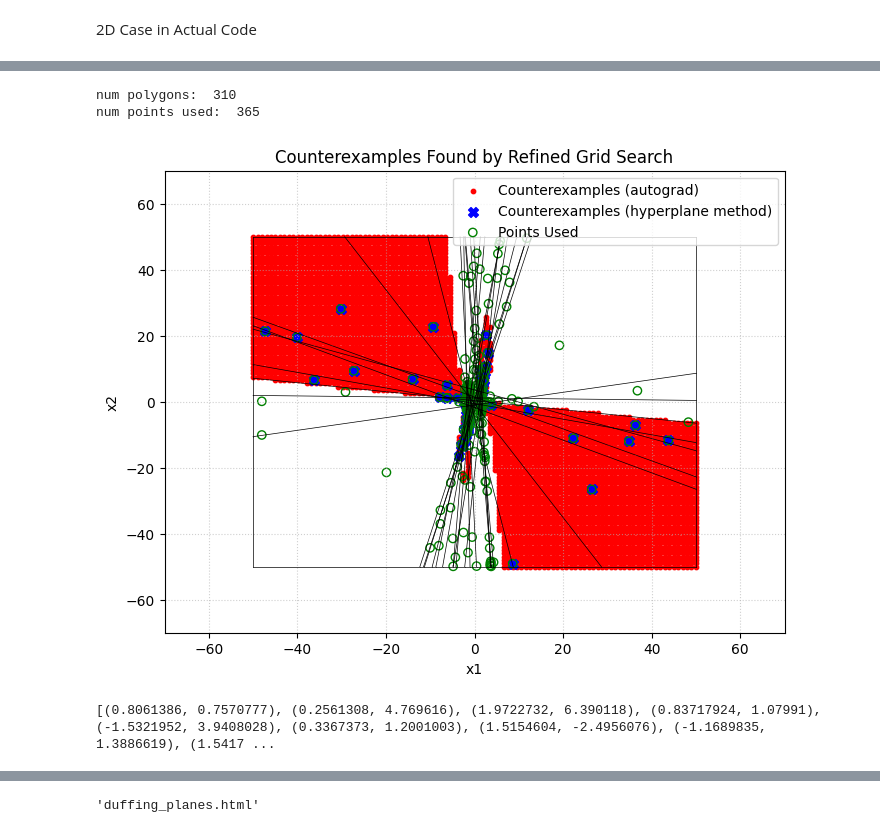
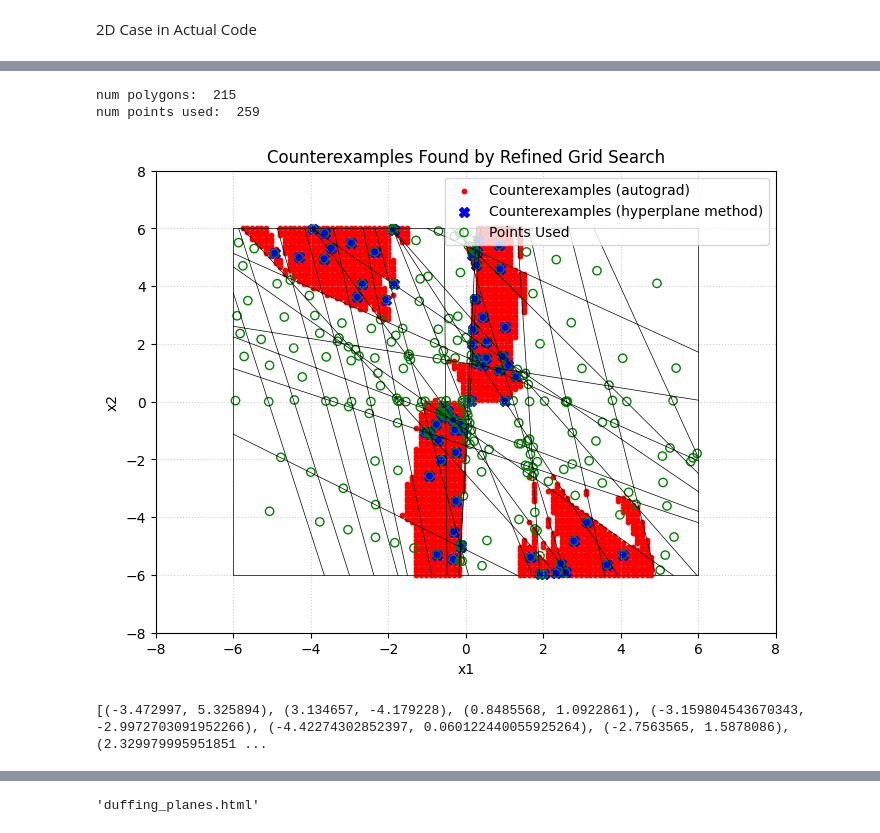
Before and after one commit to Jw1836/NN-Closed-Loop-Verification, a Jupyter notebook: lyapunov_nn.ipynb, the cells around one changed output, grey strips where cells are left out. Drawn from its saved outputs; the diff is of its cells as text; code cells hidden in the pictures.

```diff
--- a/lyapunov_nn.ipynb
+++ b/lyapunov_nn.ipynb
@@ -561,7 +561,7 @@ def duffing_f1(x):
 def duffing_f2(x):
     x1 = x[0, 0]
     x2 = x[1, 0]
-    return -delta * x2 - alpha * x1 - beta * x1**3
+    return -delta * x2 + x1 -  x1**3
 
 #these two are the boundaries between positive and regiative regions of the dynamics
 def duffing_f1_boundary(x1):
@@ -572,7 +572,11 @@ def duffing_f2_boundary(x1):
 
 
 def duffing_analytic_V(x1, x2):
-    return 0.5 * x2**2 + 0.5 * alpha * x1**2 + 0.25 * beta * x1**4
+    x_vec = np.array([[x1], [x2]])
+    num_1 = (delta**2 + 2 *delta + 2 ) / 2
+    num_2 = (delta + 1) / 2
+    P = np.array([[num_1, 1], [1, num_2]]) * 0.5
+    return float(x_vec.T @ P @ x_vec)
 
 def make_f_unit_vector(x1, x2):
     f1 = duffing_f1(np.array([[x1], [x2]]))
@@ -863,11 +867,11 @@ def get_planar_graph(intersection_points, W_matrix, B_vector, x1_min, x1_max, x2
 #train a neural network to approximate the lyapunov function for the duffing oscillator
 input_dim = 2
 num_hidden_layers = 1
-hidden_layer_size = 100
+hidden_layer_size = 30
 output_dim = 1
 duffing_nn = MyNN(input_size=input_dim, num_hidden_layers=num_hidden_layers, hidden_size=hidden_layer_size, output_size=output_dim)
-x1_train = torch.linspace(-2, 2, steps=50)
-x2_train = torch.linspace(-2, 2, steps=50)
+x1_train = torch.linspace(-6, 6, steps=250)
+x2_train = torch.linspace(-6, 6, steps=250)
 x1_grid, x2_grid = torch.meshgrid(x1_train, x2_train, indexing='ij')
 x_train_2d = torch.stack([x1_grid.flatten(), x2_grid.flatten()], dim=1)
 y_train_2d = torch.tensor([duffing_analytic_V(x1.item(), x2.item()) for x1, x2 in zip(x_train_2d[:,0], x_train_2d[:,1])]).view(-1, 1)
@@ -906,10 +911,10 @@ W_out_vec = duffing_nn.network[2].weight.detach().numpy().flatten()  #weights fr
 
 #find a rectangle that contains all the intersection points, these are vertices too
 #REGION OF INTEREST
-x1_min = -50
-x1_max = 50
-x2_min = -50
-x2_max = 50
+x1_min = -6
+x1_max = 6
+x2_min = -6
+x2_max = 6
 intersection_points = find_all_intersection_points(W_matrix, B_vector, [duffing_f1_boundary, duffing_f2_boundary], x1_min, x1_max, x2_min, x2_max)
 
 #get the planar graph
@@ -926,7 +931,7 @@ print(f"Edges in the graph: {G.edges()}")
 # plt.show()
 
 #plot the regions in R2 defined by all of the planes from the hidden neurons
-x1 = np.linspace(-500, 500, 1000)
+x1 = np.linspace(x1_min - 10, x1_max + 10, 1000)
 fig, ax = plt.subplots(figsize=(8, 6))
 for i in range(W_matrix.shape[1]):
     w_i = W_matrix[:, i]
@@ -1262,4 +1254,6 @@ EASY CASE:
 # %%
+#run the hyperplane arrangement method to find counterexamples
+counter_examples, total_points_used = hyperplane_arrangement_NN_verification(duffing_nn, vertex_dict, polygons, input_dim, hidden_layer_size, [duffing_f1, duffing_f2])
 #go through the list of counterexamples and make sure they do violate it using the autograd for neural network
 #this is just confirming that we did find a true counterexample
 for idx, (x1_ce, x2_ce) in enumerate(counter_examples):
@@ -1278,11 +1272,12 @@ for idx, (x1_ce, x2_ce) in enumerate(counter_examples):
     # Compute Lie derivative: dot prodcut of grad V and dynamics vector
     lie_derivative = V_grad[0, 0].item() * f1_val + V_grad[0, 1].item() * f2_val
 
-    print(f"\nCounterexample {idx + 1}:")
-    print(f"  State: ({x1_ce:.4f}, {x2_ce:.4f})")
-    print(f"  Lie derivative: {lie_derivative:.6f}")
+    # print(f"\nCounterexample {idx + 1}:")
+    # print(f"  State: ({x1_ce:.4f}, {x2_ce:.4f})")
+    # print(f"  Lie derivative: {lie_derivative:.6f}")
 
     if lie_derivative >= 0:
-        print(f"VIOLATION: Lie derivative is POSITIVE (should be < 0)")
+        #print(f"VIOLATION: Lie derivative is POSITIVE (should be < 0)")
+        pass
     else:
         print(f" SOMETHING WRONG: My method found fake counterexample")
@@ -1328,39 +1305,39 @@ for i in range(X1.shape[0]):
 print("num polygons: ", len(polygons))
 print("num points used: ", len(total_points_used))
 #now make a scatterplot of the autograd counterexamples
 if len(autograd_counterexamples) > 0:
     x1_ce_auto = [pt[0] for pt in autograd_counterexamples]
     x2_ce_auto = [pt[1] for pt in autograd_counterexamples]
     plt.figure(figsize=(8, 6))
     plt.scatter(x1_ce_auto, x2_ce_auto, color='red', s=10, label='Counterexamples (autograd)')
     #also plot the counterexamples from the polygons for comparison
     if len(counter_examples) > 0:
         x1_ce_poly = [pt[0] for pt in counter_examples]
         x2_ce_poly = [pt[1] for pt in counter_examples]
         plt.scatter(x1_ce_poly, x2_ce_poly, color='blue', s=50, label='Counterexamples (hyperplane method)', marker='X')
     #plot the points used that were not counterexamples
     x1_all_pts_used = [pt[0] for pt in total_points_used]
     x2_all_pts_used = [pt[1] for pt in total_points_used]
     plt.scatter(x1_all_pts_used, x2_all_pts_used, facecolors = 'none', edgecolors = 'green', label = 'Points Used', marker = 'o')
     #also plot the vertex points for reference, but connect them with edges to see the polygons
     for edge in edge_list:
         v1 = vertex_dict[edge[0]]
         v2 = vertex_dict[edge[1]]
         plt.plot([v1[0], v2[0]], [v1[1], v2[1]], color='black', linewidth=0.5)
     plt.title('Counterexamples Found by Refined Grid Search')
-    plt.xlim(x1_min - 20, x1_max + 20)
-    plt.ylim(x2_min - 20, x2_max + 20)
+    plt.xlim(x1_min - 2, x1_max + 2)
+    plt.ylim(x2_min - 2, x2_max + 2)
     plt.xlabel('x1')
     plt.ylabel('x2')
     plt.legend()
     plt.grid(True, linestyle=':', alpha=0.6)
     plt.show()
     print(total_points_used)
 # %% [output]
-num polygons:  310
-num points used:  365
+num polygons:  215
+num points used:  259
-[figure, old version]
+[figure, new version]
-[(0.8061386, 0.7570777), (0.2561308, 4.769616), (1.9722732, 6.390118), (0.83717924, 1.07991), (-1.5321952, 3.9408028), (0.3367373, 1.2001003), (1.5154604, -2.4956076), (-1.1689835, 1.3886619), (1.5417 ...
+[(-3.472997, 5.325894), (3.134657, -4.179228), (0.8485568, 1.0922861), (-3.159804543670343, -2.9972703091952266), (-4.42274302852397, 0.060122440055925264), (-2.7563565, 1.5878086), (2.329979995951851 ...
 # %%
 # Heatmap of Lie derivative values over the refined grid
 plt.figure(figsize=(8, 6))
```
Also changed, not shown: parts of 16 cells of this notebook, 2 other files.
